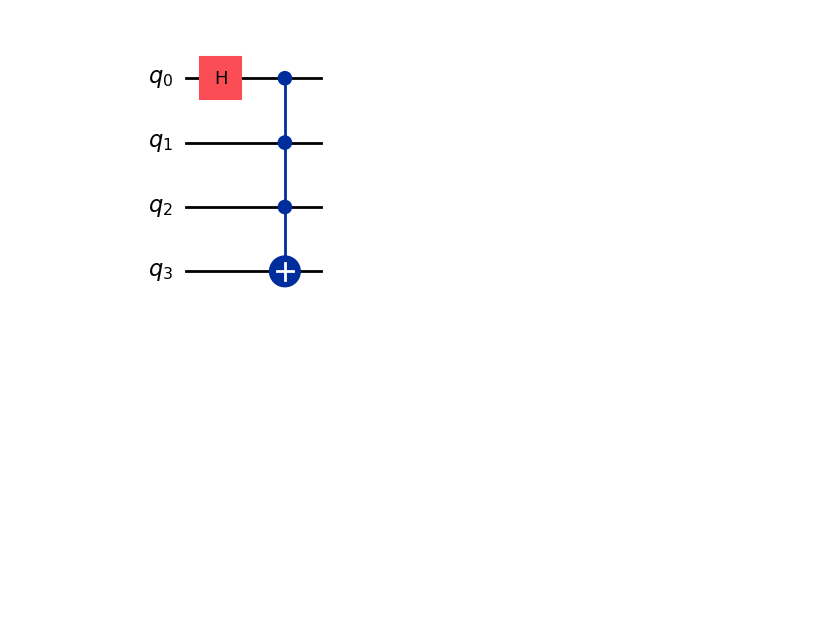
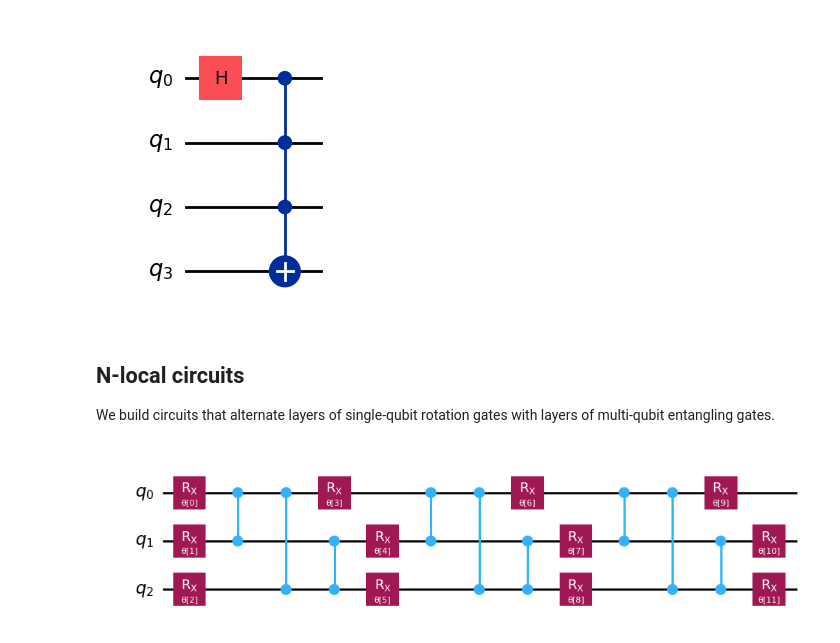
Before and after one commit to davidomanovic/Quantum-Computing, a Jupyter notebook: QiSkit/QuantumCircuit.ipynb, the cells around one changed output. Cells and saved outputs as stored; diff of their text form; code cells hidden in the pictures; blank space fills up the shorter version.

Commit message:
N-local circuits

```diff
--- a/QiSkit/QuantumCircuit.ipynb
+++ b/QiSkit/QuantumCircuit.ipynb
@@ -10,3 +14,13 @@ qc.append(mcx_gate, [0, 1, 2, 3])
 qc.draw('mpl')
 # %% [output]
 [figure]
+# %% [markdown]
+## N-local circuits
+
+We build circuits that alternate layers of single-qubit rotation gates with layers of multi-qubit entangling gates.
+# %%
+from qiskit.circuit.library import TwoLocal
+two_local = TwoLocal(3, 'rx', 'cz')
+two_local.decompose().draw('mpl')
+# %% [output]
+[figure, added]
```
Also changed, not shown: parts of 2 cells of this notebook.
